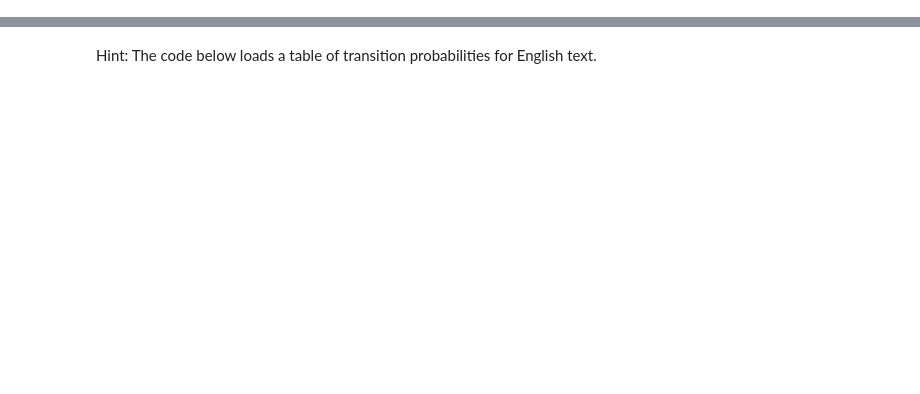
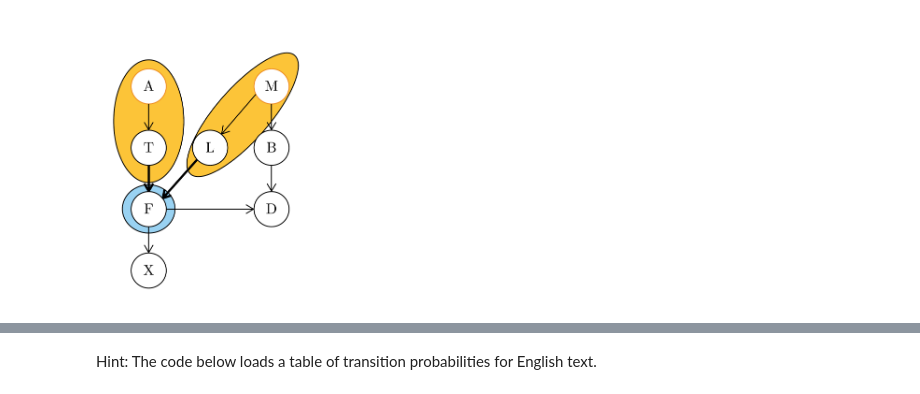
Before and after one commit to CMPE547-Spring-2017-Bogazici/hw3, a Jupyter notebook: Markov Chain of Letters.ipynb, the cells around one changed output, grey strips where cells are left out. Saved outputs shown, nothing was run; the diff lists cells and outputs as text; code cells hidden in the pictures; blank space fills up the shorter version.

```diff
--- a/Markov Chain of Letters.ipynb
+++ b/Markov Chain of Letters.ipynb
@@ -7,0 +90,4 @@ I hereby declare that I observed the honour code of the university when preparin
+# %%
+Image("Q18_4_a_i.png", width=240)
+# %% [output]
+[figure, added]
```
Also changed, not shown: parts of 32 cells of this notebook, 9 other files.
